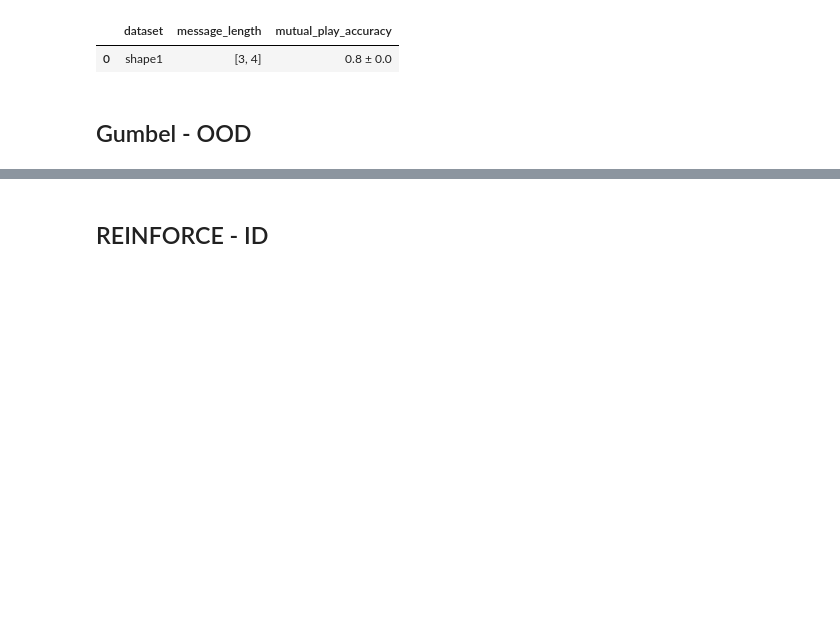
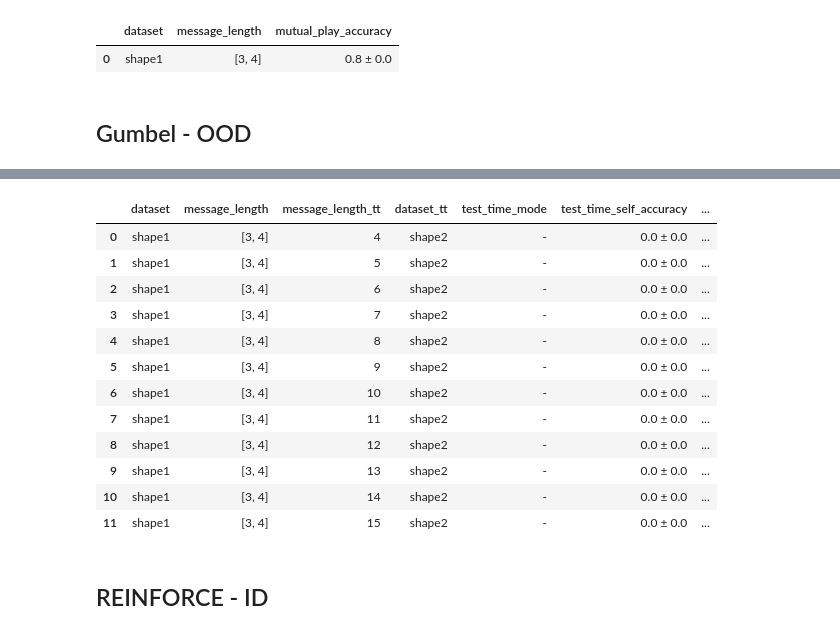
Before and after one commit to MehdiJmlkh/Test-Time-Emergent-Language, a Jupyter notebook: VQTT/results.ipynb, the cells around one changed output, grey strips where cells are left out. Saved outputs shown, nothing was run; the diff lists cells and outputs as text; code cells hidden in the pictures; blank space fills up the shorter version.

```diff
--- a/VQTT/results.ipynb
+++ b/VQTT/results.ipynb
@@ -551,6 +573,20 @@ res = filter_df({
 # %%
-gumbel = mean_and_std(res)
-# gumbel
+gumbel = mean_and_std(res, metrics=["test_time_self_accuracy", "test_time_mutual_accuracy", "unique_messages"])
+gumbel
+# %% [output]
+|  | dataset | message_length | message_length_tt | dataset_tt | test_time_mode | test_time_self_accuracy | ... |
+| 0 | shape1 | [3, 4] | 4 | shape2 | - | 0.0 ± 0.0 | ... |
+| 1 | shape1 | [3, 4] | 5 | shape2 | - | 0.0 ± 0.0 | ... |
+| 2 | shape1 | [3, 4] | 6 | shape2 | - | 0.0 ± 0.0 | ... |
+| 3 | shape1 | [3, 4] | 7 | shape2 | - | 0.0 ± 0.0 | ... |
+| 4 | shape1 | [3, 4] | 8 | shape2 | - | 0.0 ± 0.0 | ... |
+| 5 | shape1 | [3, 4] | 9 | shape2 | - | 0.0 ± 0.0 | ... |
+| 6 | shape1 | [3, 4] | 10 | shape2 | - | 0.0 ± 0.0 | ... |
+| 7 | shape1 | [3, 4] | 11 | shape2 | - | 0.0 ± 0.0 | ... |
+| 8 | shape1 | [3, 4] | 12 | shape2 | - | 0.0 ± 0.0 | ... |
+| 9 | shape1 | [3, 4] | 13 | shape2 | - | 0.0 ± 0.0 | ... |
+| 10 | shape1 | [3, 4] | 14 | shape2 | - | 0.0 ± 0.0 | ... |
+| 11 | shape1 | [3, 4] | 15 | shape2 | - | 0.0 ± 0.0 | ... |
 # %% [markdown]
 ## REINFORCE - ID
 # %%
```
Also changed, not shown: parts of 5 cells of this notebook, 38 other files.
